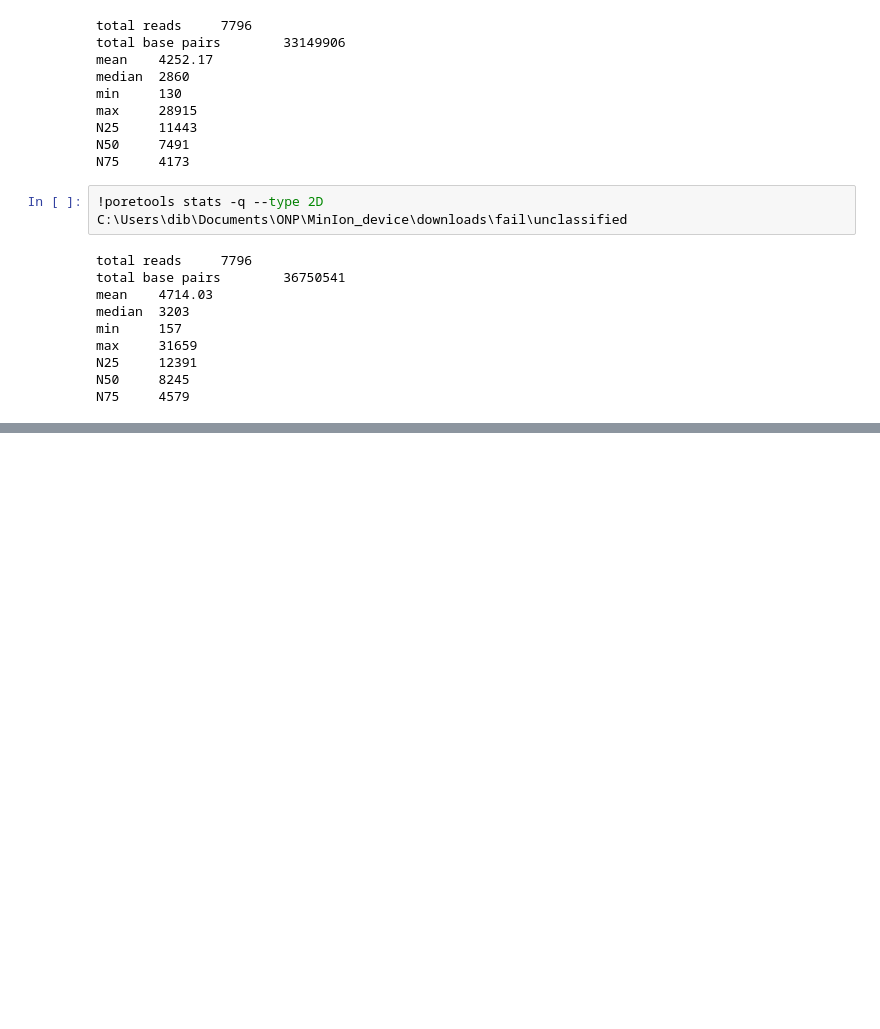
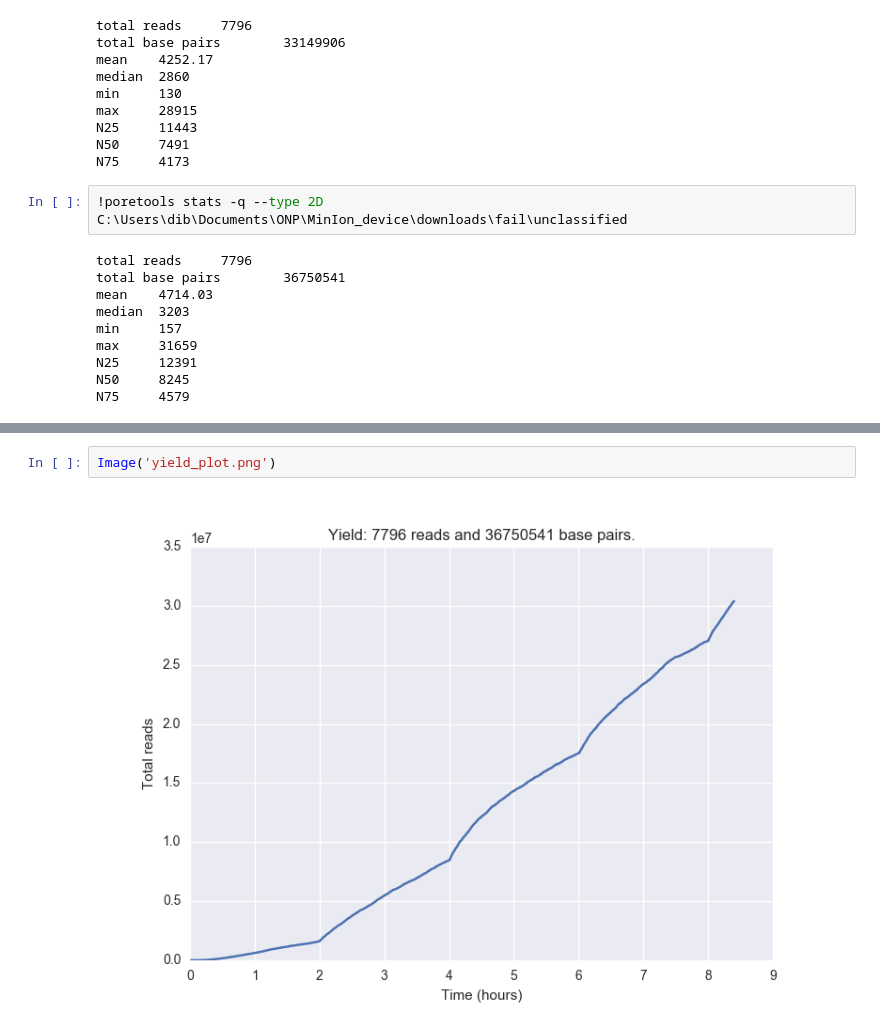
Before and after one commit to johnsolk/dib_ONP_MinION, a Jupyter notebook: Ectocooler/Ectocooler_poretools_report_July31_2016.ipynb, the cells around one changed output, grey strips where cells are left out. Drawn from its saved outputs; the diff is of its cells as text; blank space fills up the shorter version.

```diff
--- a/Ectocooler/Ectocooler_poretools_report_July31_2016.ipynb
+++ b/Ectocooler/Ectocooler_poretools_report_July31_2016.ipynb
@@ -54,0 +55,4 @@ N75     4579
+# %%
+Image('yield_plot.png')
+# %% [output]
+[figure, added]
```
Also changed, not shown: parts of 5 cells of this notebook.
